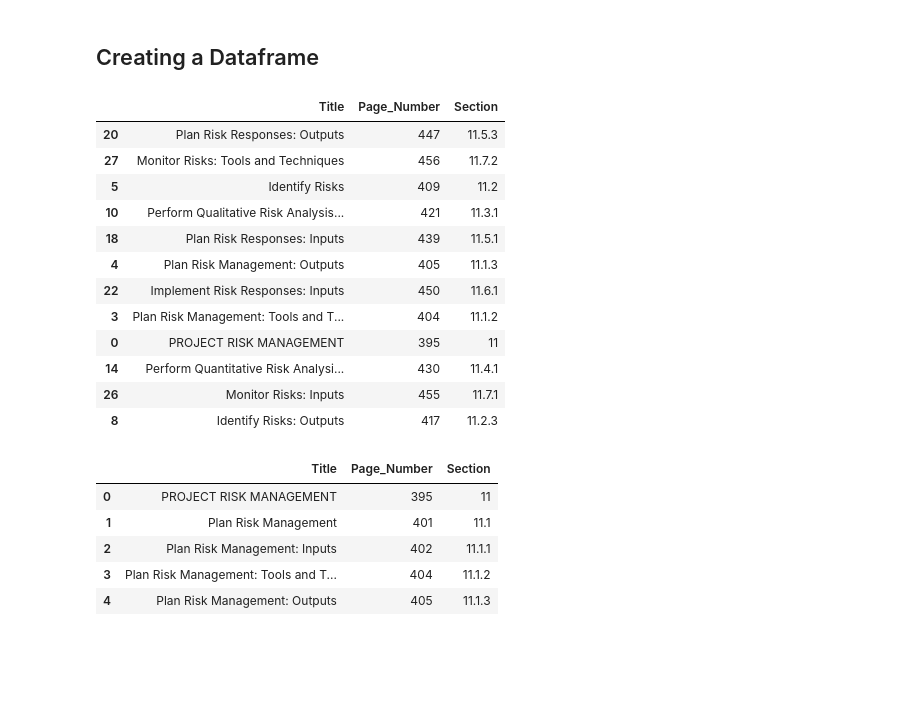
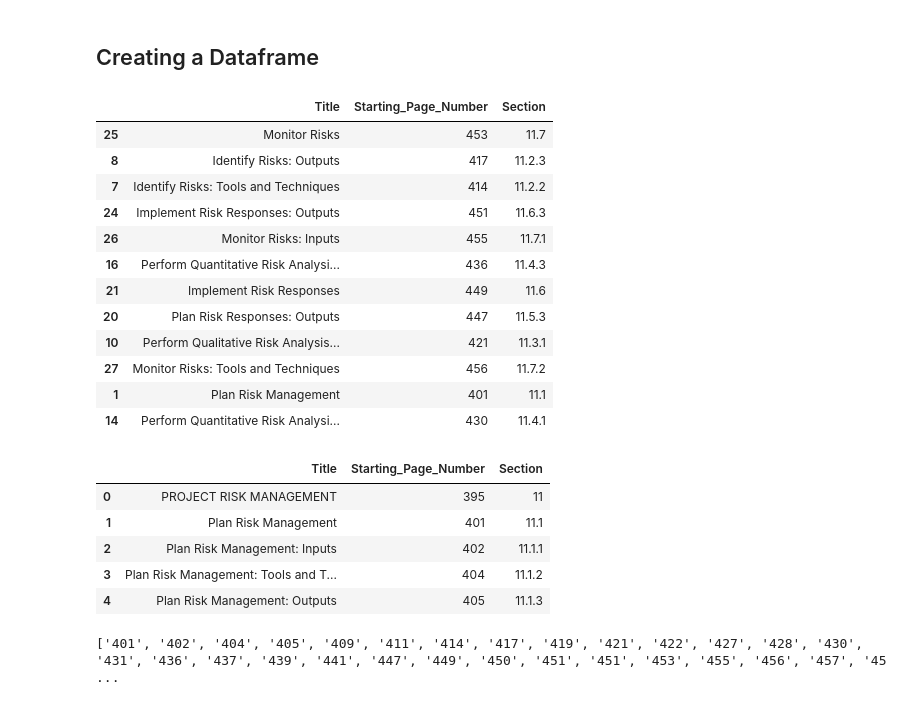
Before and after one commit to oussamaJMAA/PRM-Conceptual-Graphs-Recommendations, a Jupyter notebook: src/Data Preparation.ipynb, the cells around one changed output. Saved outputs shown, nothing was run; the diff lists cells and outputs as text; code cells hidden in the pictures; blank space fills up the shorter version.

```diff
--- a/src/Data Preparation.ipynb
+++ b/src/Data Preparation.ipynb
@@ -296,7 +298,7 @@ print(table_of_contents_text[50:1000])
 # %%
 lines = table_of_contents_text.split('\n')
 start = lines.index('11. PROJECT RISK MANAGEMENT .............................................................................................395')
-finish = lines.index('12. PROJECT PROCUREMENT MANAGEMENT ............................................................................459')+1
+finish = lines.index('12. PROJECT PROCUREMENT MANAGEMENT ............................................................................459')
 lines = lines[start:finish]
 print(lines)
 # %% [output]
@@ -352,29 +354,38 @@ print(f' Page Numbers : {len(page_numbers)}')
 # %% [markdown]
 ## Creating a Dataframe
 # %%
-data = {"Title": titles, "Page_Number": page_numbers, "Section": sections}
+data = {"Title": titles, "Starting_Page_Number": page_numbers, "Section": sections}
 df = pd.DataFrame(data)
 df.sample(12)
 # %% [output]
-|  | Title | Page_Number | Section |
+|  | Title | Starting_Page_Number | Section |
+| 25 | Monitor Risks | 453 | 11.7 |
+| 8 | Identify Risks: Outputs | 417 | 11.2.3 |
+| 7 | Identify Risks: Tools and Techniques | 414 | 11.2.2 |
+| 24 | Implement Risk Responses: Outputs | 451 | 11.6.3 |
+| 26 | Monitor Risks: Inputs | 455 | 11.7.1 |
+| 16 | Perform Quantitative Risk Analysi... | 436 | 11.4.3 |
+| 21 | Implement Risk Responses | 449 | 11.6 |
 | 20 | Plan Risk Responses: Outputs | 447 | 11.5.3 |
+| 10 | Perform Qualitative Risk Analysis... | 421 | 11.3.1 |
 | 27 | Monitor Risks: Tools and Techniques | 456 | 11.7.2 |
-| 5 | Identify Risks | 409 | 11.2 |
-| 10 | Perform Qualitative Risk Analysis... | 421 | 11.3.1 |
-| 18 | Plan Risk Responses: Inputs | 439 | 11.5.1 |
-| 4 | Plan Risk Management: Outputs | 405 | 11.1.3 |
-| 22 | Implement Risk Responses: Inputs | 450 | 11.6.1 |
-| 3 | Plan Risk Management: Tools and T... | 404 | 11.1.2 |
-| 0 | PROJECT RISK MANAGEMENT | 395 | 11 |
+| 1 | Plan Risk Management | 401 | 11.1 |
 | 14 | Perform Quantitative Risk Analysi... | 430 | 11.4.1 |
-| 26 | Monitor Risks: Inputs | 455 | 11.7.1 |
-| 8 | Identify Risks: Outputs | 417 | 11.2.3 |
 # %%
 df.head()
 # %% [output]
-|  | Title | Page_Number | Section |
+|  | Title | Starting_Page_Number | Section |
 | 0 | PROJECT RISK MANAGEMENT | 395 | 11 |
 | 1 | Plan Risk Management | 401 | 11.1 |
 | 2 | Plan Risk Management: Inputs | 402 | 11.1.1 |
 | 3 | Plan Risk Management: Tools and T... | 404 | 11.1.2 |
 | 4 | Plan Risk Management: Outputs | 405 | 11.1.3 |
+# %%
+page_numbers = df['Starting_Page_Number'].tolist()
+end_pages = page_numbers
+end_pages.pop(0)
+end_pages.append('459')
+print(end_pages)
+df['Ending_Page_Number'] = end_pages
+# %% [output]
+['401', '402', '404', '405', '409', '411', '414', '417', '419', '421', '422', '427', '428', '430', '431', '436', '437', '439', '441', '447', '449', '450', '451', '451', '453', '455', '456', '457', '45 ...
```
Also changed, not shown: parts of 10 cells of this notebook.
